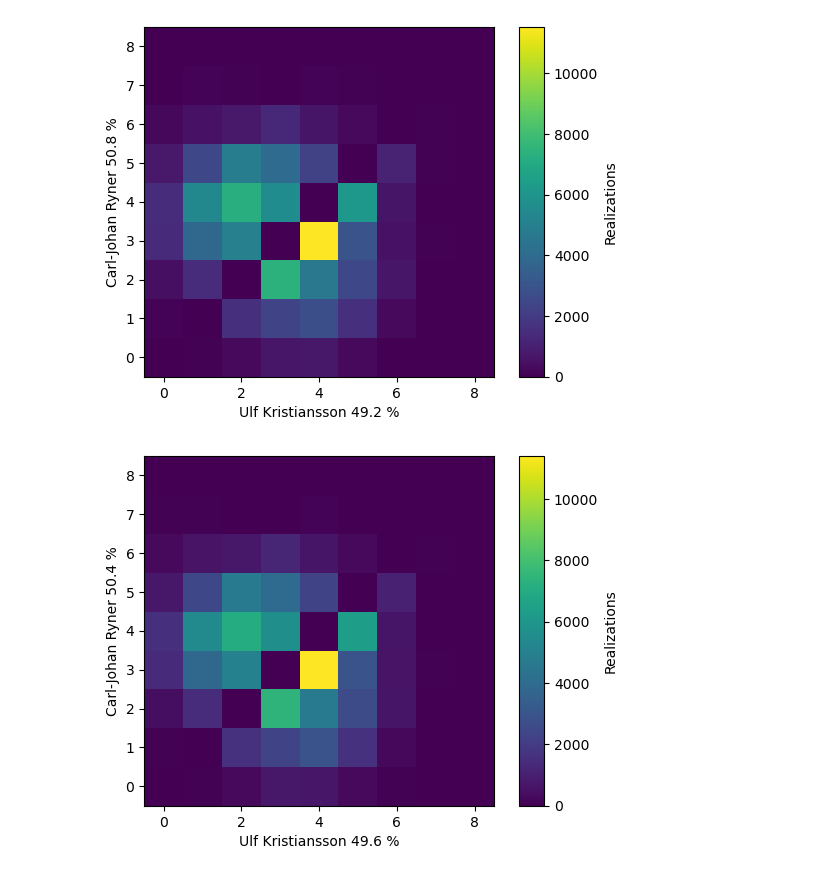
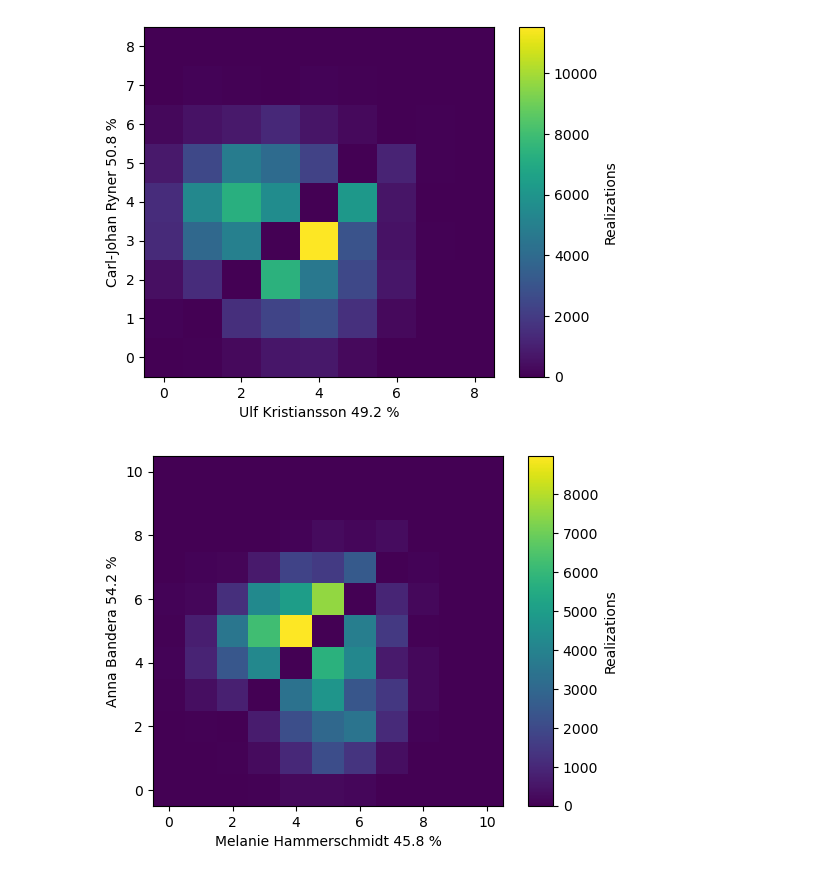
Before and after one commit to axarekma/WMC_2023_CUP, a Jupyter notebook: src/update_figures.ipynb, the cells around one changed output. Saved outputs shown, nothing was run; the diff lists cells and outputs as text; code cells hidden in the pictures.

```diff
--- a/src/update_figures.ipynb
+++ b/src/update_figures.ipynb
@@ -138,7 +145,8 @@ from utils import plotGame
 plotGame('Carl-Johan Ryner','Ulf Kristiansson',LANES_B[0],data,LANES_A+LANES_B,100000)
 # %% [output]
 [figure]
-# %%
-plotGame('Carl-Johan Ryner','Ulf Kristiansson',LANES_B[0],data,LANES_A+LANES_B,100000)
-# %% [output]
-[figure, removed]
+# %%
+from utils import plotGame
+plotGame('Anna Bandera','Melanie Hammerschmidt',LANES_B[0],data,LANES_A+LANES_B,100000)
+# %% [output]
+[figure, added]
```
Also changed, not shown: parts of 11 cells of this notebook, 10 other files.
